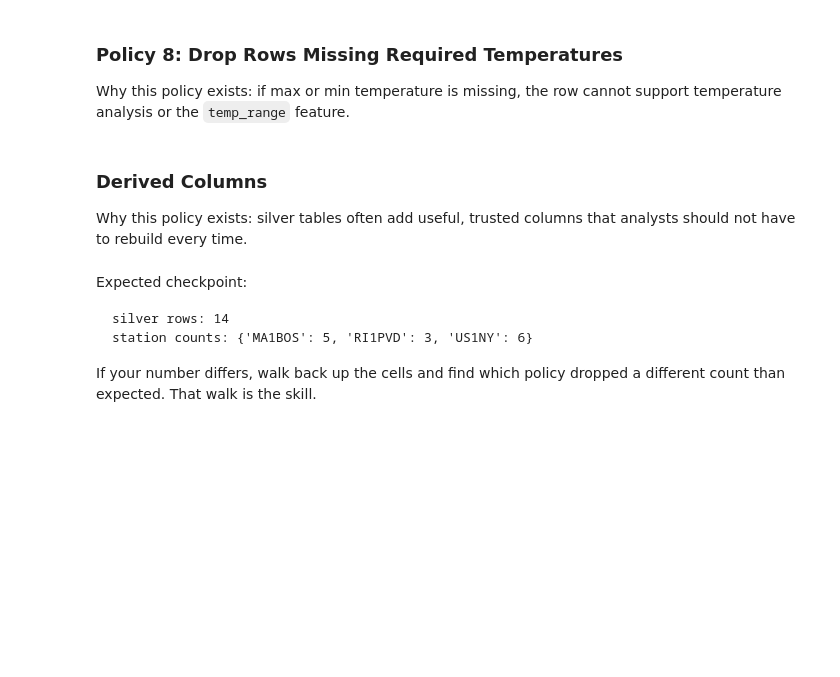
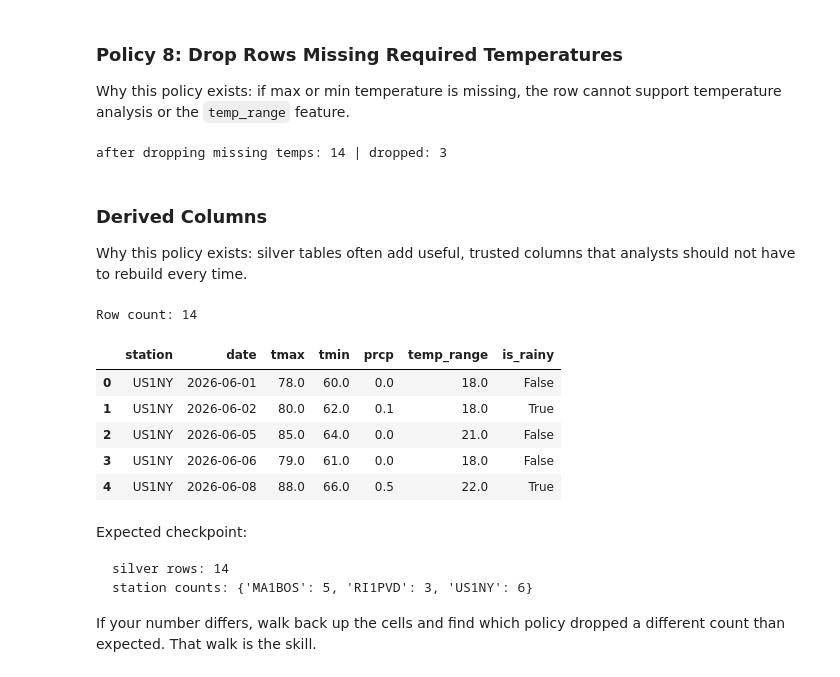
Before and after one commit to orlandojmarin/TechCatalyst_DE_2026, a Jupyter notebook: student-work/Week 3/Labs/Day 3/Mini_Project_Medallion_ETL/Medallion_ETL_Mini_Project.ipynb, the cells around one changed output. Cells and saved outputs as stored; diff of their text form; code cells hidden in the pictures; blank space fills up the shorter version.

```diff
--- a/student-work/Week 3/Labs/Day 3/Mini_Project_Medallion_ETL/Medallion_ETL_Mini_Project.ipynb
+++ b/student-work/Week 3/Labs/Day 3/Mini_Project_Medallion_ETL/Medallion_ETL_Mini_Project.ipynb
@@ -268,3 +362,8 @@ Why this policy exists: a weather reading without a valid date cannot support ti
 # TODO: print the row count and rows dropped. Expected row count: 19.
 
 before = len(silver)
+
+silver = silver.dropna(subset=["date"])
+
+print(f"Row count: {len(silver)}")
+print(f"Rows dropped: {before - len(silver)}")
@@ -277,3 +379,6 @@ Why this policy exists: one station should have one observation per day in the s
 # TODO: print the row count and rows dropped. Expected row count: 17.
 
 before = len(silver)
+
+silver = silver.drop_duplicates(subset=["station", "date"], keep="first")
+print("after dropping duplicates:", len(silver), "| dropped:", before - len(silver))
@@ -286,6 +393,8 @@ Why this policy exists: missing precipitation means no recorded rain for this la
 
 # Example shape:
 # silver["prcp"] = silver["prcp"].fillna(0.0).clip(lower=0)
+
+silver["prcp"] = silver["prcp"].fillna(0.0).clip(lower=0)
 # %% [markdown]
 ### Policy 8: Drop Rows Missing Required Temperatures
 
@@ -295,6 +404,11 @@ Why this policy exists: if max or min temperature is missing, the row cannot sup
 # TODO: print the row count and rows dropped. Expected row count: 14.
 
 before = len(silver)
+
+silver = silver.dropna(subset=["tmax", "tmin"])
+print("after dropping missing temps:", len(silver), "| dropped:", before - len(silver))
+# %% [output]
+after dropping missing temps: 14 | dropped: 3
 # %% [markdown]
 ### Derived Columns
 
@@ -302,11 +416,26 @@ Why this policy exists: silver tables often add useful, trusted columns that ana
 # %%
 # TODO: add two derived columns:
 #   temp_range = tmax - tmin
 #   is_rainy = prcp > 0
 # TODO: reset the index and print the final row count.
 # TODO: print station counts.
 
+silver["temp_range"] = silver["tmax"] - silver["tmin"]
+silver["is_rainy"] = silver["prcp"] > 0
+silver = silver.reset_index(drop=True)
+
+print(f"Row count: {len(silver)}")
+print(f"Station counts: {silver["station"].value_counts()}")
+
 silver.head()
+# %% [output]
+Row count: 14
+|  | station | date | tmax | tmin | prcp | temp_range | is_rainy |
+| 0 | US1NY | 2026-06-01 | 78.0 | 60.0 | 0.0 | 18.0 | False |
+| 1 | US1NY | 2026-06-02 | 80.0 | 62.0 | 0.1 | 18.0 | True |
+| 2 | US1NY | 2026-06-05 | 85.0 | 64.0 | 0.0 | 21.0 | False |
+| 3 | US1NY | 2026-06-06 | 79.0 | 61.0 | 0.0 | 18.0 | False |
+| 4 | US1NY | 2026-06-08 | 88.0 | 66.0 | 0.5 | 22.0 | True |
 # %% [markdown]
 Expected checkpoint:
 
```
Also changed, not shown: parts of 19 cells of this notebook, 2 other files.
